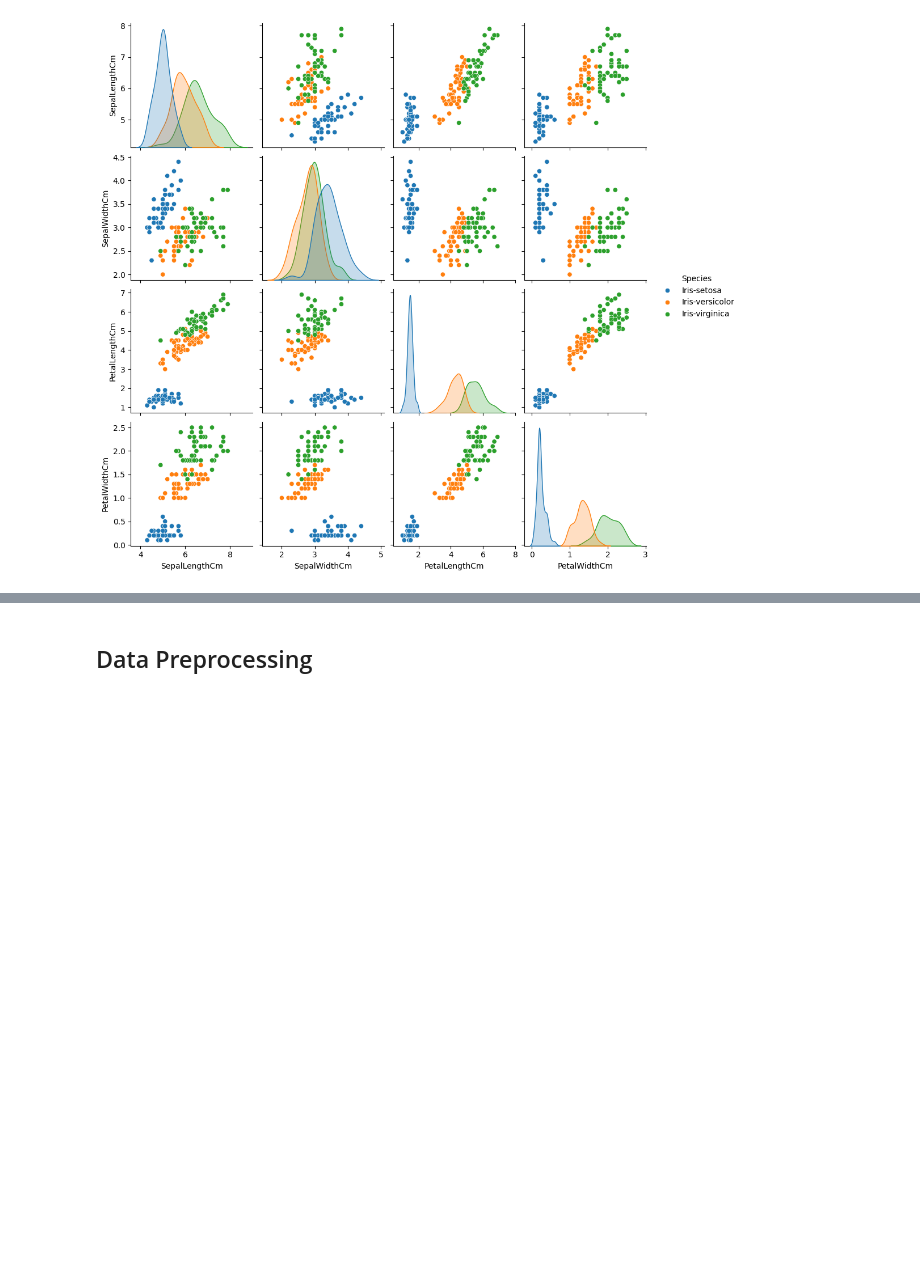
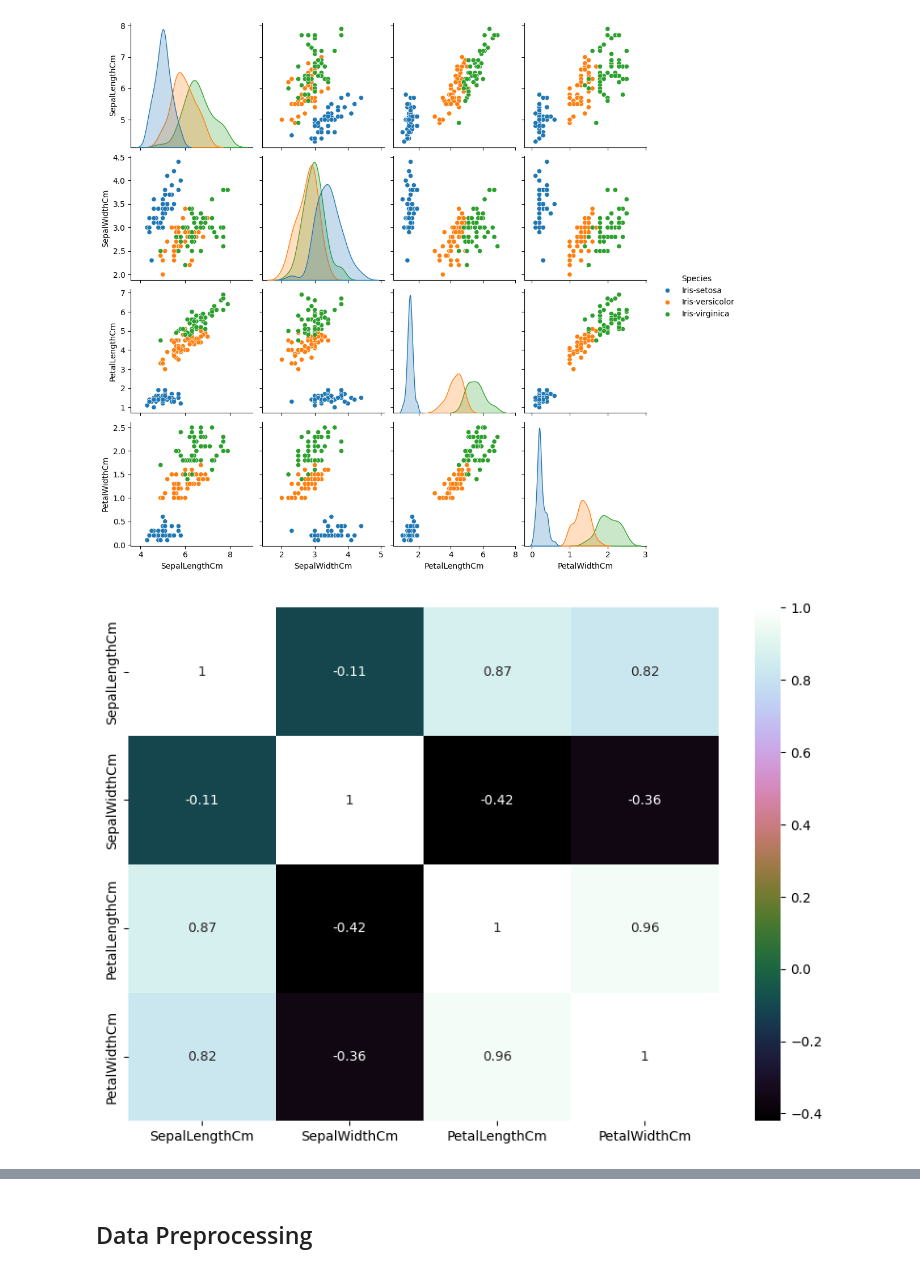
Before and after one commit to nithinbadicodes/AI-ML-Projects, a Jupyter notebook: IrisFlowerClassification.ipynb, the cells around one changed output, grey strips where cells are left out. Saved outputs shown, nothing was run; the diff lists cells and outputs as text; code cells hidden in the pictures; blank space fills up the shorter version.

Commit message:
Added a heatmap with insights

```diff
--- a/IrisFlowerClassification.ipynb
+++ b/IrisFlowerClassification.ipynb
@@ -102,3 +102,11 @@ plt.show();
 sns.pairplot(df,hue="Species");
 # %% [output]
 [figure]
+# %%
+corr_df = df[[col for col in df.columns if col != 'Species']].corr()
+# %%
+plt.figure(figsize=(10,7))
+sns.heatmap(corr_df,annot=True,cmap="cubehelix")
+plt.show();
+# %% [output]
+[figure, added]
```
Also changed, not shown: parts of 1 cell of this notebook.
